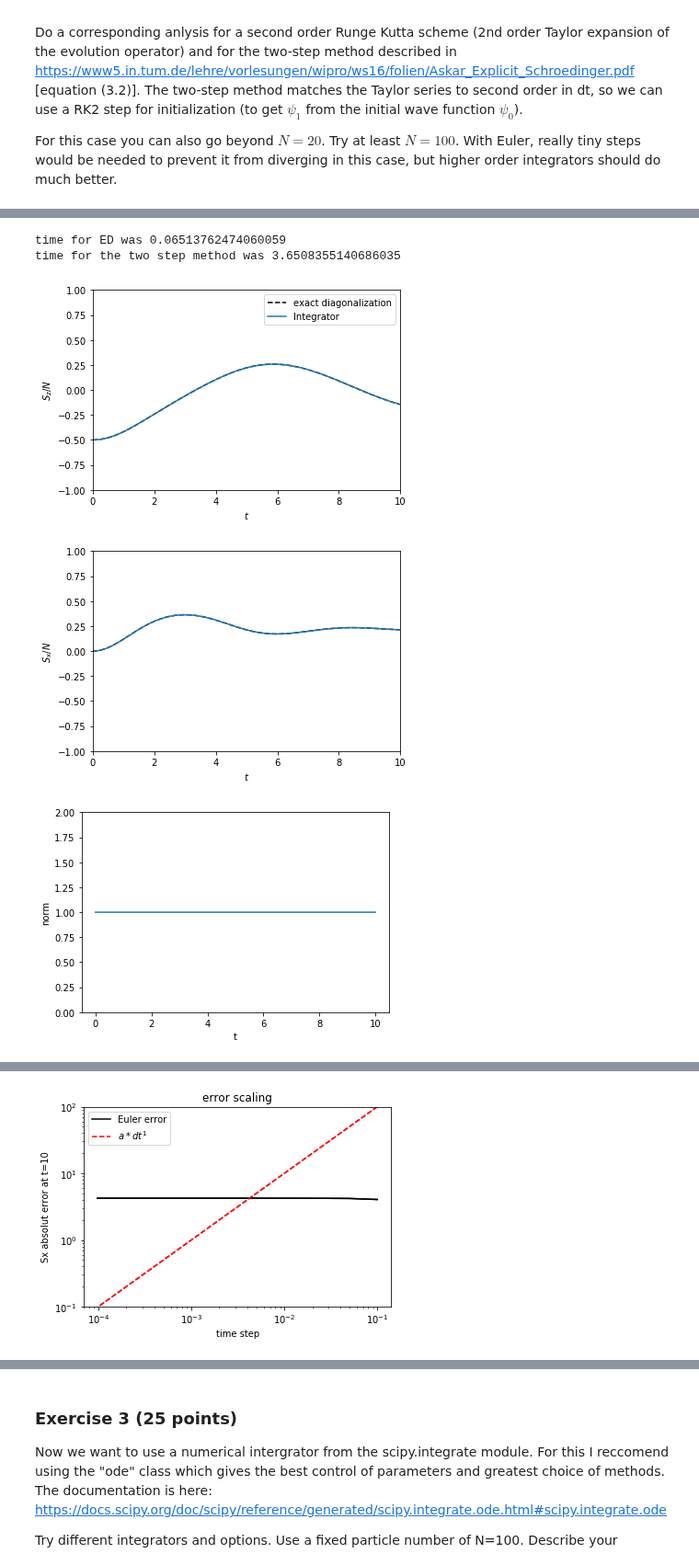
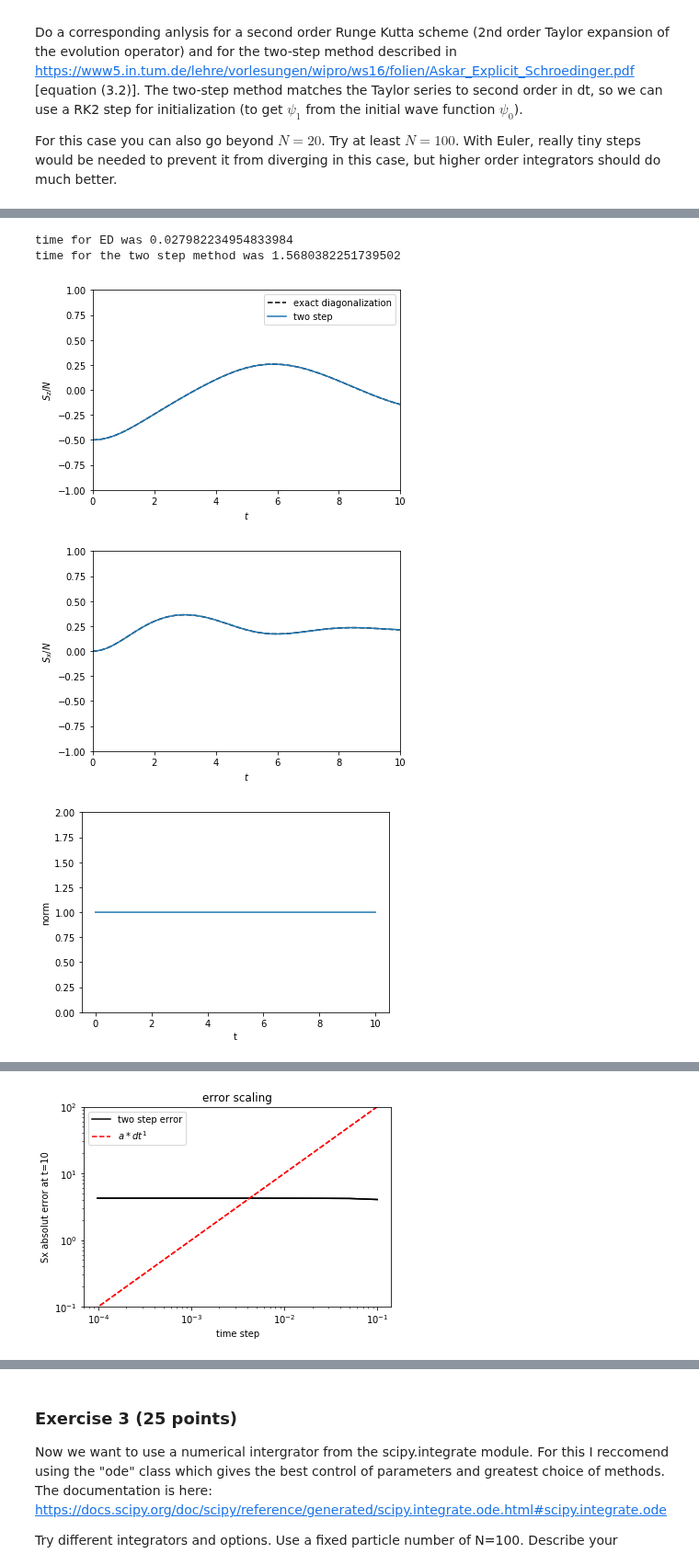
Before and after one commit to ml4cdeca/ComputationalQuantumDynamics, a Jupyter notebook: blatt5/exercise5.ipynb, the cells around one changed output, grey strips where cells are left out. Shown at 92% size. Cells and saved outputs as stored; diff of their text form; code cells hidden in the pictures.

```diff
--- a/blatt5/exercise5.ipynb
+++ b/blatt5/exercise5.ipynb
@@ -368,12 +395,12 @@ Running the runge Kutta 2 with different step sizes shows a good result for N=20
 # %%
-operation(20,0.002,2,two_step_method)
+operation(20,0.002,two_step_method,'two step')
 # %% [output]
-time for ED was 0.06513762474060059
-time for the two step method was 3.6508355140686035
+time for ED was 0.027982234954833984
+time for the two step method was 1.5680382251739502
-[figure, old version]
+[figure, new version]
 [figure]
 [figure]
 [figure]
 [figure]
 [figure]
-[figure, old version]
+[figure, new version]
```
Also changed, not shown: parts of 14 cells of this notebook, 1 other file.
